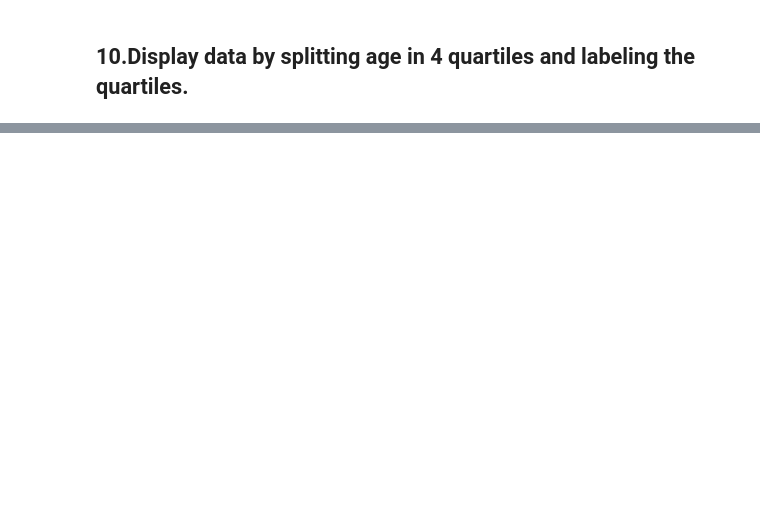
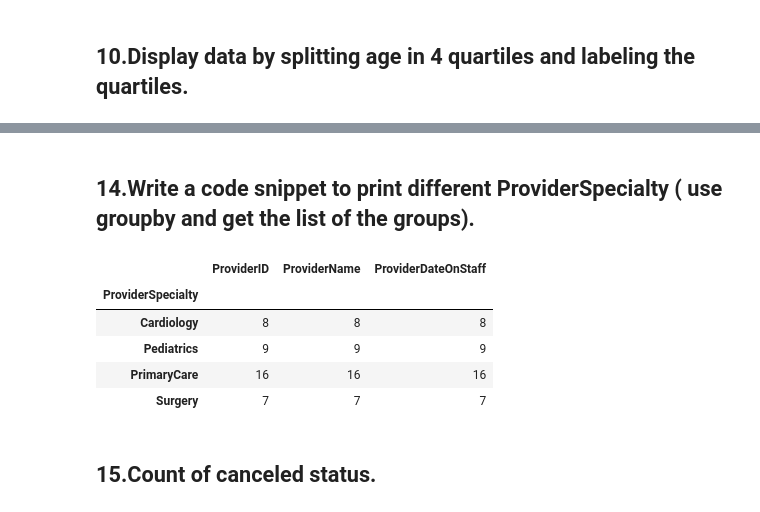
Before and after one commit to JyotsnaSusan/5Py, a Jupyter notebook: Hema1_20.ipynb, the cells around one changed output, grey strips where cells are left out. Drawn from its saved outputs; the diff is of its cells as text; code cells hidden in the pictures; blank space fills up the shorter version.

```diff
--- a/Hema1_20.ipynb
+++ b/Hema1_20.ipynb
@@ -118,0 +192,13 @@ plt.xticks(rotation=90)
+# %% [markdown]
+## 14.Write a code snippet to print different ProviderSpecialty ( use groupby and get the list of the groups).
+# %%
+df_Providers.groupby(df_Providers['ProviderSpecialty']).count()
+# %% [output]
+|  | ProviderID | ProviderName | ProviderDateOnStaff |
+| ProviderSpecialty |  |  |  |
+| Cardiology | 8 | 8 | 8 |
+| Pediatrics | 9 | 9 | 9 |
+| PrimaryCare | 16 | 16 | 16 |
+| Surgery | 7 | 7 | 7 |
+# %% [markdown]
+## 15.Count of canceled status.
```
Also changed, not shown: parts of 16 cells of this notebook.
